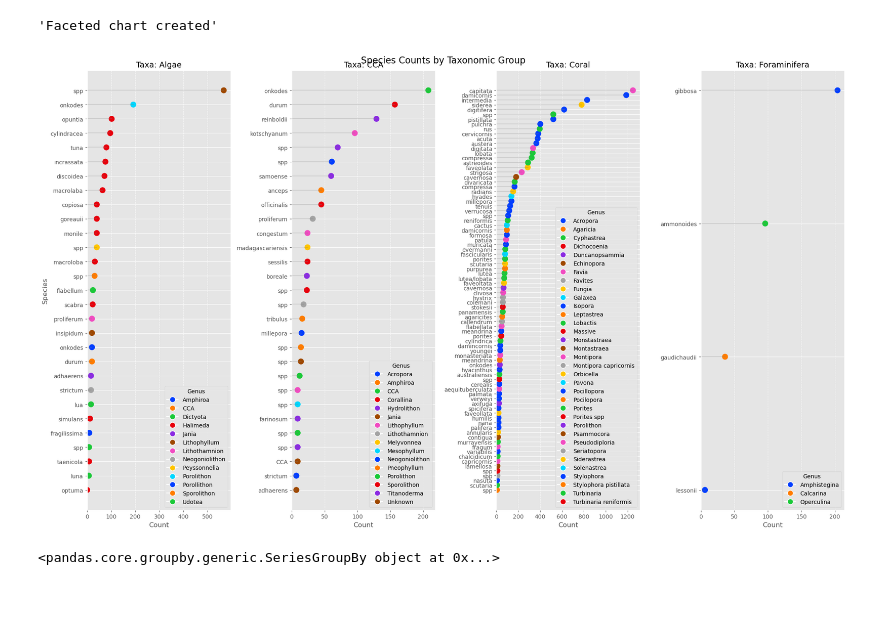
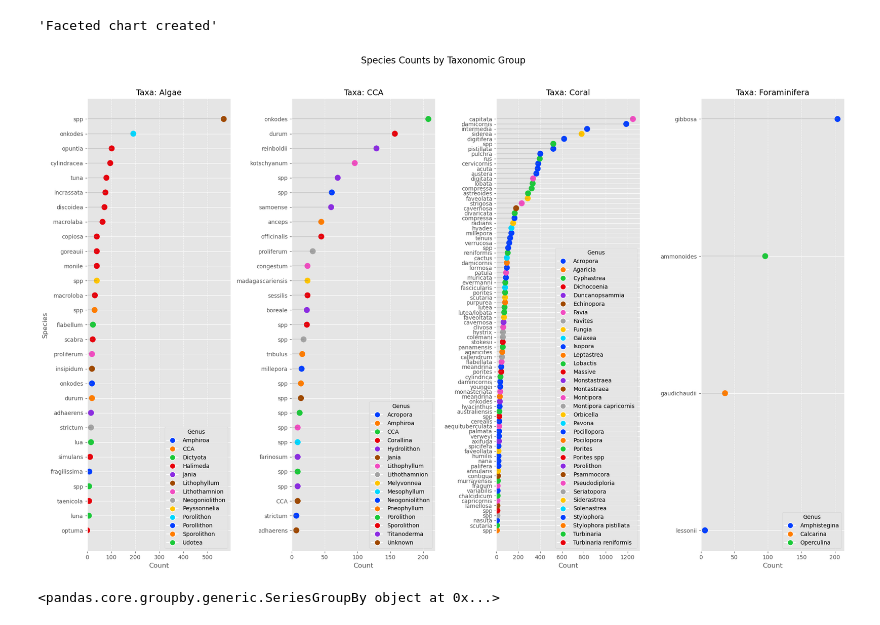
Before and after one commit to orlando-code/calc-rates, a Jupyter notebook: notebooks/initial.ipynb, the cells around one changed output. Drawn from its saved outputs; the diff is of its cells as text; code cells hidden in the pictures; blank space fills up the shorter version.

```diff
--- a/notebooks/initial.ipynb
+++ b/notebooks/initial.ipynb
@@ -215,7 +226,7 @@ def create_tall_faceted_dotplot(carb_df):
 
     # Create a wide figure with tall panels side by side
     # remove 'sponge' from unique taxa
-    fig, axes = plt.subplots(1, n_taxa, figsize=(5 * n_taxa, 12), sharey=False)
+    fig, axes = plt.subplots(1, n_taxa, figsize=(5 * n_taxa, 13), sharey=False)
 
     # Handle case where there's only one taxa (axes won't be an array)
     if n_taxa == 1:
@@ -259,35 +270,35 @@ def create_tall_faceted_dotplot(carb_df):
 
         # Add grid lines
         ax.grid(axis='x', linestyle='--', alpha=0.7)
 
         # Add x-axis label
         ax.set_xlabel('Count', fontsize=12)
 
         # Only add y-axis label for the leftmost panel
         if i == 0:
             ax.set_ylabel('Species', fontsize=12)
 
         # Create a legend for this panel
         legend_handles = [Line2D([0], [0], marker='o', color='w',
                                markerfacecolor=genus_palette[genus], markersize=10)
                          for genus in unique_genera]
 
         # Position legend inside the panel near the top
         ax.legend(legend_handles, unique_genera,
                  title='Genus', loc='lower right')
 
     plt.tight_layout()
-    plt.subplots_adjust(top=0.95)  # Make room for title
+    plt.subplots_adjust(top=0.9)  # Make room for title
     plt.suptitle('Species Counts by Taxonomic Group', fontsize=16)
 
     return fig
 
 # Example usage:
 fig = create_tall_faceted_dotplot(carb_df)
 # plt.savefig('tall_faceted_dotplot.png', dpi=300, bbox_inches='tight')
 # plt.show()
 # %% [output]
-[figure, old version]
+[figure, new version]
 # %%
 carb_df.groupby('species')['genus']
 # %% [output]
```
Also changed, not shown: parts of 4 cells of this notebook, 6 other files.
